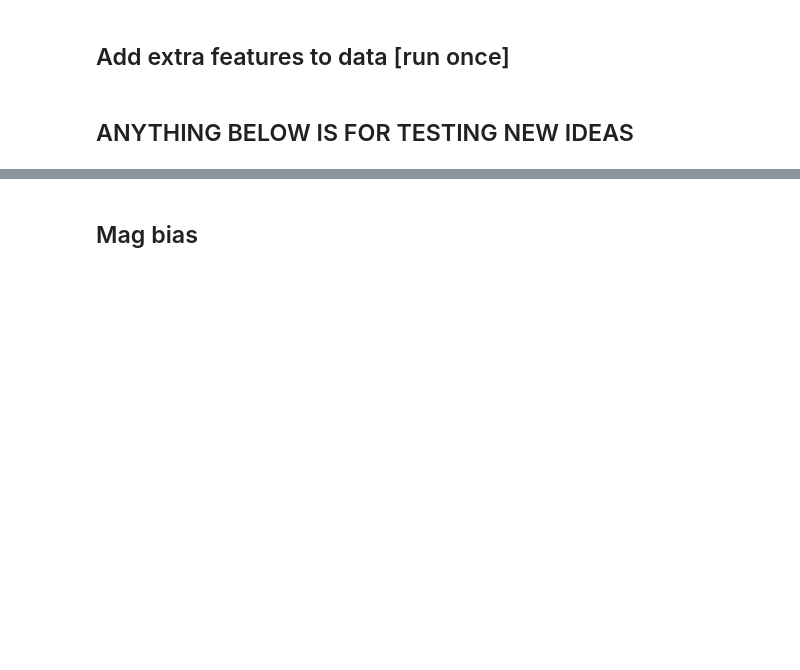
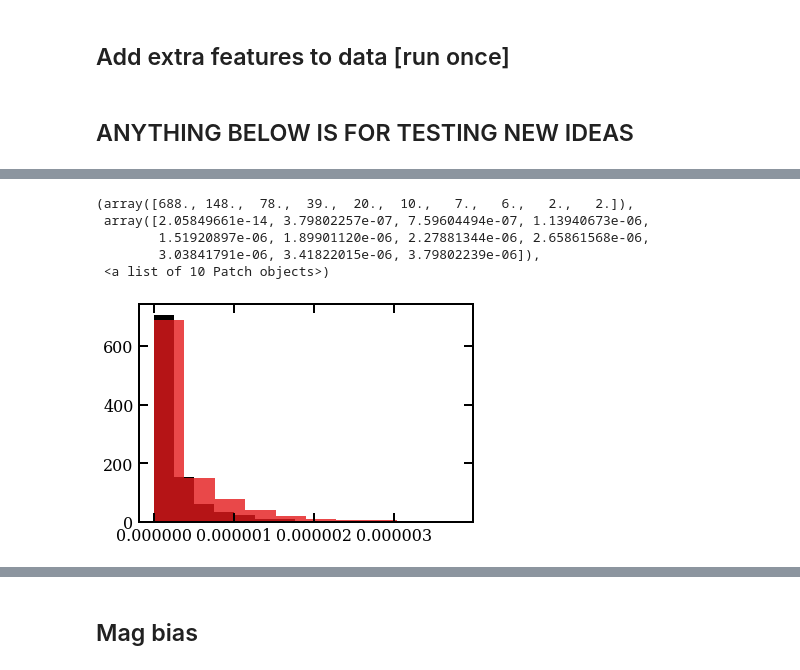
Before and after one commit to mehdirezaie/LSSutils, a Jupyter notebook: analysis/desi/notebooks/LognormalFlask.ipynb, the cells around one changed output, grey strips where cells are left out. Drawn from its saved outputs; the diff is of its cells as text; code cells hidden in the pictures; blank space fills up the shorter version.

```diff
--- a/analysis/desi/notebooks/LognormalFlask.ipynb
+++ b/analysis/desi/notebooks/LognormalFlask.ipynb
@@ -509,0 +512,13 @@ add_extras('sdecalsc')
+# %%
+ell_edges = md.ut.ell_edges[:10]
+err_null = md.read_clxmocks(md.np.sort(glob('/fs/ess/PHS0336/data/lognormal/v3/clustering/clmock_0_*_lrg_zero_desic_256_noweight.npy')), ell_edges)
+err_nullp = md.read_clxmocks(md.np.sort(glob('/fs/ess/PHS0336/data/lognormal/v3/clustering/clmock_0_*_lrg_po100_desic_256_noweight.npy')), ell_edges)
+
+inv_cov = md.ut.get_inv(err_null)
+inv_covp = md.ut.get_inv(err_nullp)
+
+chi2_null = md.ut.get_chi2pdf(err_null)
+chi2_null_ = md.ut.get_chi2pdf(err_null, invcov_=inv_cov[0])
+chi2_nullp = md.ut.get_chi2pdf(err_nullp)
+chi2_nullp_ = md.ut.get_chi2pdf(err_nullp, invcov_=inv_covp[0])
+chi2_nullpp = md.ut.get_chi2pdf(err_nullp, invcov_=inv_cov[0])
@@ -509,0 +543,10 @@ add_extras('sdecalsc')
+# %%
+plt.hist(err_null[:, 5])
+plt.hist(err_nullp[:, 5], alpha=0.8)
+# %% [output]
+(array([688., 148.,  78.,  39.,  20.,  10.,   7.,   6.,   2.,   2.]),
+ array([2.05849661e-14, 3.79802257e-07, 7.59604494e-07, 1.13940673e-06,
+        1.51920897e-06, 1.89901120e-06, 2.27881344e-06, 2.65861568e-06,
+        3.03841791e-06, 3.41822015e-06, 3.79802239e-06]),
+ <a list of 10 Patch objects>)
+[figure, added]
```
Also changed, not shown: parts of 13 cells of this notebook, 3 other files.
